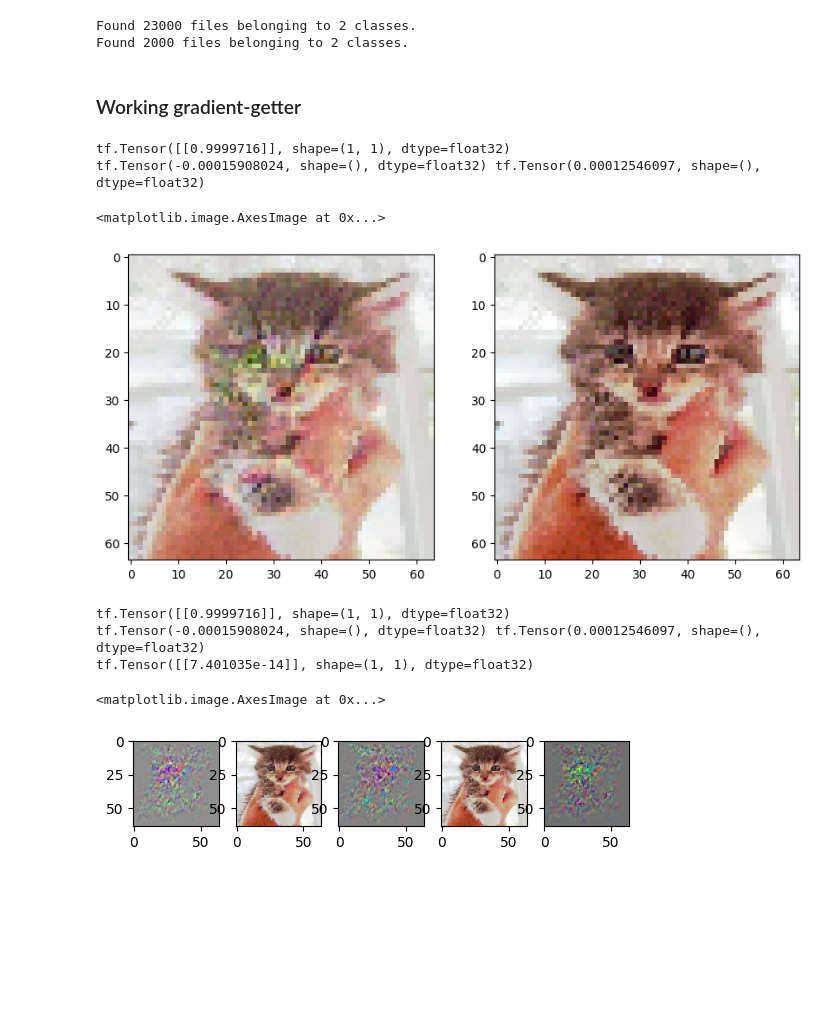
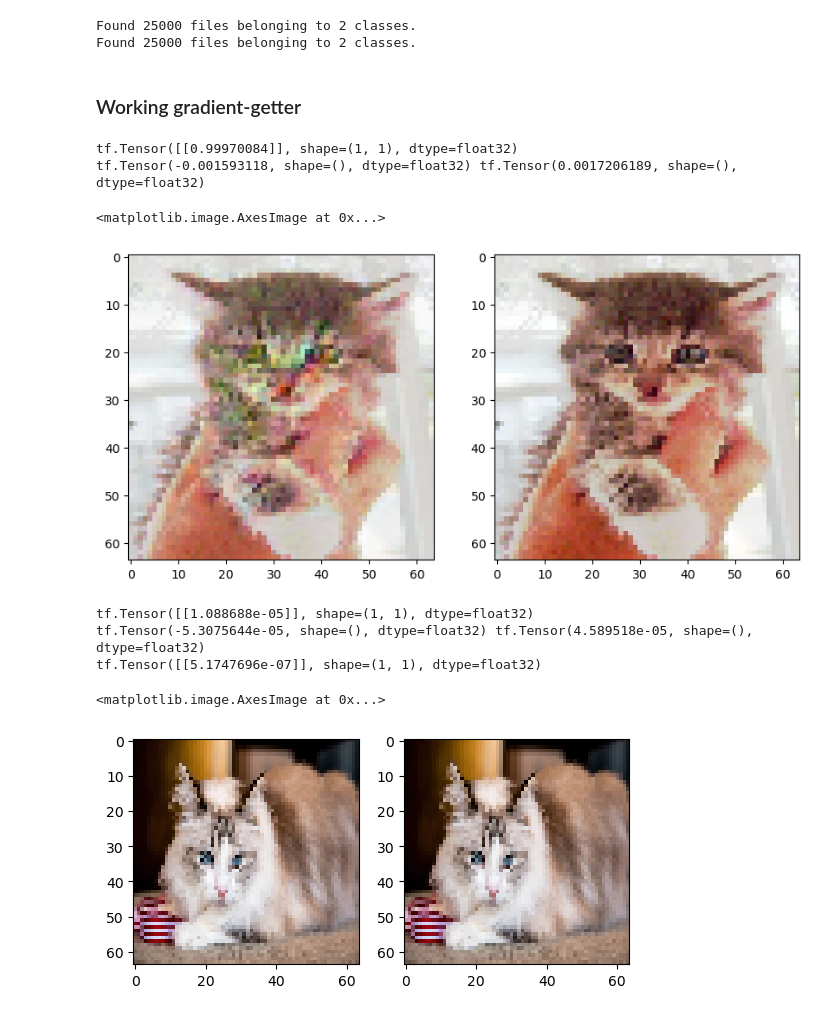
Before and after one commit to 784956494/CS-680-Proj, a Jupyter notebook: interpreter_v1.ipynb, the cells around one changed output. Drawn from its saved outputs; the diff is of its cells as text; code cells hidden in the pictures; blank space fills up the shorter version.

```diff
--- a/interpreter_v1.ipynb
+++ b/interpreter_v1.ipynb
@@ -5,22 +5,22 @@ import matplotlib.pyplot as plt
 import numpy as np
 # %%
 train_data = keras.utils.image_dataset_from_directory(
-    directory='Cat-Dog-CNN-Classifier-master/train/',
+    directory='C:\Cat-Dog-CNN-Classifier-master/train/',
     batch_size=32,
     image_size=(64, 64),
     shuffle=False)
 val_data = keras.utils.image_dataset_from_directory(
-    directory='Cat-Dog-CNN-Classifier-master/test/',
+    directory='C:\Cat-Dog-CNN-Classifier-master/train/',
     batch_size=32,
     image_size=(64, 64),
     shuffle=False)
 # print(train_data.class_names)
 # %% [output]
-Found 23000 files belonging to 2 classes.
-Found 2000 files belonging to 2 classes.
+Found 25000 files belonging to 2 classes.
+Found 25000 files belonging to 2 classes.
 # %%
 from tensorflow.keras.models import load_model
-classifier = load_model('Cat-Dog-CNN-Classifier-master/resources/dogcat_model_bak.h5')
+classifier = load_model('C:/Cat-Dog-CNN-Classifier-master/resources/dogcat_model_bak.h5')
 # %% [markdown]
 ### Working gradient-getter
 # %%
@@ -33,10 +33,13 @@ def normalize_image(img):
     assert(tf.reduce_max(img) != 0)
     return img / tf.reduce_max(img)
 
-img_path = 'Cat-Dog-CNN-Classifier-master/test/Cat/cat.100.jpg'
+img_path = 'C:/Cat-Dog-CNN-Classifier-master/test/Cat/100.jpg'
 # img_path = 'own-imgs/cat/01_cat.webp'
 # img_path = 'own-imgs/dog/02_catlike_dog.jpg'
 # img_path = 'own-imgs/dog/01_yuki.jpg'
+# img_path = 'own-imgs/cat/cat_thing.jpg'
+# img_path = 'own-imgs/cat/bird_cat.jpg'
+# img_path = 'own-imgs/cat/mouse_cat.jpg'
 img1 = image.load_img(img_path, target_size=(64, 64))
 img = image.img_to_array(img1)
 img = img/255
@@ -61,65 +64,69 @@ ax = plt.subplot(1, 2, 2)
 plt.imshow(normalize_image(img[0]))
 # print(grads.shape)
 # %% [output]
-tf.Tensor([[0.9999716]], shape=(1, 1), dtype=float32)
-tf.Tensor(-0.00015908024, shape=(), dtype=float32) tf.Tensor(0.00012546097, shape=(), dtype=float32)
+tf.Tensor([[0.99970084]], shape=(1, 1), dtype=float32)
+tf.Tensor(-0.001593118, shape=(), dtype=float32) tf.Tensor(0.0017206189, shape=(), dtype=float32)
 <matplotlib.image.AxesImage at 0x...>
-[figure, old version]
+[figure, new version]
 # %%
 %matplotlib inline
 from tensorflow.keras.preprocessing import image
 
 def normalize_image(img):
     img = img - tf.reduce_min(img)
-    assert(tf.reduce_max(img) != 0)
+    #assert(tf.reduce_max(img) != 0)
     return img / tf.reduce_max(img)
 
-img_path = 'Cat-Dog-CNN-Classifier-master/test/Cat/cat.100.jpg'
-# img_path = 'own-imgs/cat/01_cat.webp'
+# img_path = 'C:/Cat-Dog-CNN-Classifier-master/test/Cat/100.jpg'
+img_path = 'own-imgs/cat/01_cat.webp'
 # img_path = 'own-imgs/dog/02_catlike_dog.jpg'
 # img_path = 'own-imgs/dog/01_yuki.jpg'
+# img_path = 'own-imgs/cat/simple_cat.jpg'
+# img_path = 'own-imgs/cat/cat_thing.jpg'
+# img_path = 'own-imgs/cat/bird_cat.jpg'
+# img_path = 'own-imgs/cat/mouse_cat.jpg'
 img1 = image.load_img(img_path, target_size=(64, 64))
 img = image.img_to_array(img1)
 img = img/255
 img = tf.expand_dims(img, axis=0)
 print(classifier(img))
 
-ax = plt.subplot(1, 5, 1)
+# ax = plt.subplot(1, 5, 1)
 with tf.GradientTape() as tape:
   tape.watch(img)
   prediction = classifier(img)
   # loss_value = loss_fun(target, prediction)
 grads0 = tape.gradient(prediction, img)
 # print(grads.shape, img.shape)
 print(tf.reduce_min(grads0), tf.reduce_max(grads0))
-plt.imshow(normalize_image(grads0[0]))
+# plt.imshow(normalize_image(grads0[0]))
 
-for i in range(100):
+for i in range(1000):
   result = classifier(img)
   with tf.GradientTape() as tape:
     tape.watch(img)
     prediction = classifier(img)
   grads = tape.gradient(prediction, img)
   img = normalize_image(-grads + 2 * img)
 print(classifier(img))
-ax = plt.subplot(1, 5, 2)
+ax = plt.subplot(1, 2, 1)
 plt.imshow(normalize_image(img[0]))
 
-ax = plt.subplot(1, 5, 3)
-plt.imshow(normalize_image(grads[0]))
+# ax = plt.subplot(1, 5, 3)
+# plt.imshow(normalize_image(grads[0]))
 
-ax = plt.subplot(1, 5, 4)
+ax = plt.subplot(1, 2, 2)
 img1 = image.load_img(img_path, target_size=(64, 64))
 img1 = image.img_to_array(img1)
 img1 = img1/255
 img1 = tf.expand_dims(img1, axis=0)
 plt.imshow(image.img_to_array(img1[0]))
 
-ax = plt.subplot(1, 5, 5)
-plt.imshow(normalize_image(grads[0] - grads0[0]))
+# ax = plt.subplot(1, 5, 5)
+# plt.imshow(normalize_image(grads[0] - grads0[0]))
 # %% [output]
-tf.Tensor([[0.9999716]], shape=(1, 1), dtype=float32)
-tf.Tensor(-0.00015908024, shape=(), dtype=float32) tf.Tensor(0.00012546097, shape=(), dtype=float32)
-tf.Tensor([[7.401035e-14]], shape=(1, 1), dtype=float32)
+tf.Tensor([[1.088688e-05]], shape=(1, 1), dtype=float32)
+tf.Tensor(-5.3075644e-05, shape=(), dtype=float32) tf.Tensor(4.589518e-05, shape=(), dtype=float32)
+tf.Tensor([[5.1747696e-07]], shape=(1, 1), dtype=float32)
 <matplotlib.image.AxesImage at 0x...>
-[figure, old version]
+[figure, new version]
```
Also changed, not shown: 7 other files.
